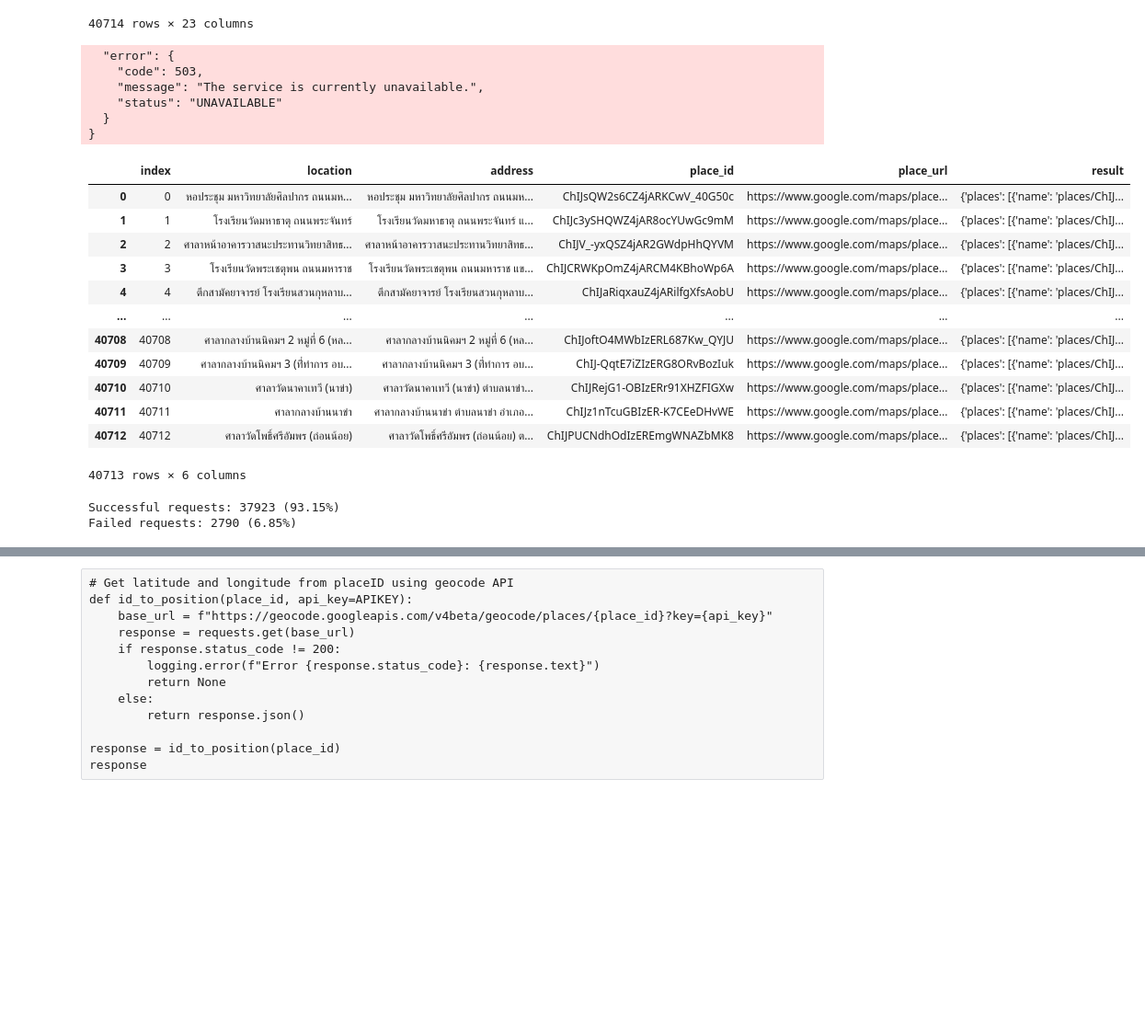
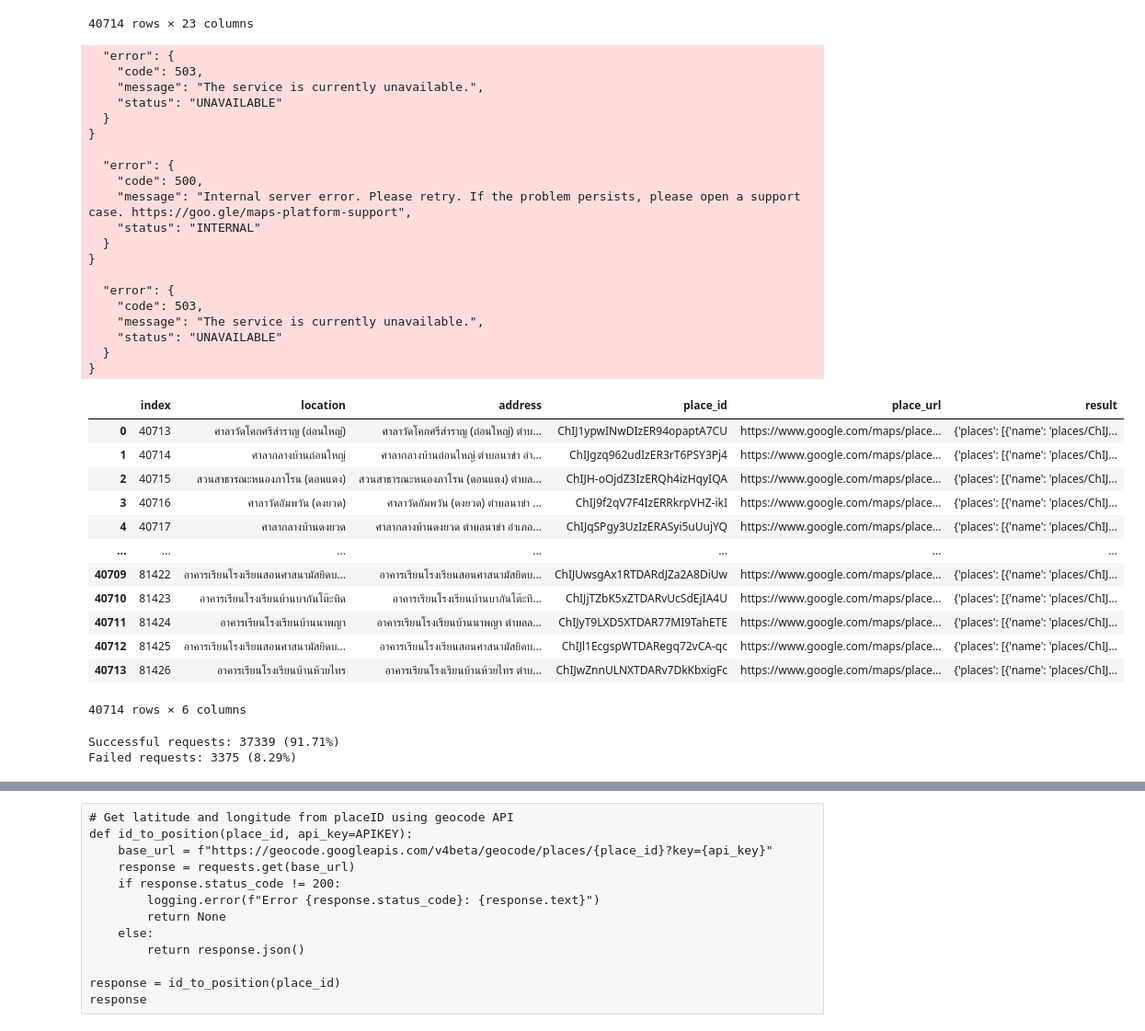
Before and after one commit to thawirasm-j/election-station-66, a Jupyter notebook: geocode_tryout.ipynb, the cells around one changed output, grey strips where cells are left out. Shown at 92% size. Cells and saved outputs as stored; diff of their text form; code cells hidden in the pictures; blank space fills up the shorter version.

```diff
--- a/geocode_tryout.ipynb
+++ b/geocode_tryout.ipynb
@@ -219,8 +215,8 @@ display(testchunk, chunkn1, chunkn2)
 40714 rows × 23 columns
 # %%
 # Run through all rows in chunk
-chunk = chunkn1
-chunk_name = "chunk_1"
+chunk = chunkn2
+chunk_name = "chunk_2"
 placeid_results = []
 rate_limit_per_minute = 600  # Adjust as needed
 from tqdm import tqdm
@@ -235,47 +231,59 @@ for index, row in tqdm(chunk.iterrows(), total=chunk.shape[0]):
             'index': index,
             'location': row['location'],
             'address': address,
             'place_id': place_id,
             'place_url': f"https://www.google.com/maps/place/?q=place_id:{place_id}" if place_id else None,
             'result': result
         })
     except Exception as e:
         # logging.error(f"Error processing row {index} with address '{address}': {e}")
         placeid_results.append({
             'index': index,
             'location': row['location'],
             'address': address,
             'place_id': None,
             'place_url': None,
             'result': str(e)
         })
     # Sleep to respect rate limit
     # time.sleep(60.0 / rate_limit_per_minute)  # Adjust sleep time as needed to respect API rate limits
 
 df_placeid = pd.DataFrame(placeid_results)
 display(df_placeid)
-# Save to CSV
-df_placeid.to_csv(f'station66_placeid_{chunk_name}.csv', index=False)
 # %% [output]
   "error": {
     "code": 503,
     "message": "The service is currently unavailable.",
     "status": "UNAVAILABLE"
   }
 }
+
+  "error": {
+    "code": 500,
+    "message": "Internal server error. Please retry. If the problem persists, please open a support case. https://goo.gle/maps-platform-support",
+    "status": "INTERNAL"
+  }
+}
+
+  "error": {
+    "code": 503,
+    "message": "The service is currently unavailable.",
+    "status": "UNAVAILABLE"
+  }
+}
 |  | index | location | address | place_id | place_url | result |
-| 0 | 0 | หอประชุม มหาวิทยาลัยศิลปากร ถนนมห... | หอประชุม มหาวิทยาลัยศิลปากร ถนนมห... | ChIJsQW2s6CZ4jARKCwV_40G50c | https://www.google.com/maps/place... | {'places': [{'name': 'places/ChIJ... |
-| 1 | 1 | โรงเรียนวัดมหาธาตุ ถนนพระจันทร์ | โรงเรียนวัดมหาธาตุ ถนนพระจันทร์ แ... | ChIJc3ySHQWZ4jAR8ocYUwGc9mM | https://www.google.com/maps/place... | {'places': [{'name': 'places/ChIJ... |
-| 2 | 2 | ศาลาหน้าอาคารวาสนะประทานวิทยาสิทธ... | ศาลาหน้าอาคารวาสนะประทานวิทยาสิทธ... | ChIJV_-yxQSZ4jAR2GWdpHhQYVM | https://www.google.com/maps/place... | {'places': [{'name': 'places/ChIJ... |
-| 3 | 3 | โรงเรียนวัดพระเชตุพน ถนนมหาราช | โรงเรียนวัดพระเชตุพน ถนนมหาราช แข... | ChIJCRWKpOmZ4jARCM4KBhoWp6A | https://www.google.com/maps/place... | {'places': [{'name': 'places/ChIJ... |
-| 4 | 4 | ตึกสามัคยาจารย์ โรงเรียนสวนกุหลาบ... | ตึกสามัคยาจารย์ โรงเรียนสวนกุหลาบ... | ChIJaRiqxauZ4jARilfgXfsAobU | https://www.google.com/maps/place... | {'places': [{'name': 'places/ChIJ... |
+| 0 | 40713 | ศาลาวัดโคกศรีสำราญ (ถ่อนใหญ่) | ศาลาวัดโคกศรีสำราญ (ถ่อนใหญ่) ตำบ... | ChIJ1ypwINwDIzER94opaptA7CU | https://www.google.com/maps/place... | {'places': [{'name': 'places/ChIJ... |
+| 1 | 40714 | ศาลากลางบ้านถ่อนใหญ่ | ศาลากลางบ้านถ่อนใหญ่ ตำบลนาข่า อำ... | ChIJgzq962udIzER3rT6PSY3Pj4 | https://www.google.com/maps/place... | {'places': [{'name': 'places/ChIJ... |
+| 2 | 40715 | สวนสาธารณะหนองภาโรน (ดอนแตง) | สวนสาธารณะหนองภาโรน (ดอนแตง) ตำบล... | ChIJH-oOjdZ3IzERQh4izHqyIQA | https://www.google.com/maps/place... | {'places': [{'name': 'places/ChIJ... |
+| 3 | 40716 | ศาลาวัดอัมพวัน (ดงยวด) | ศาลาวัดอัมพวัน (ดงยวด) ตำบลนาข่า ... | ChIJ9f2qV7F4IzERRkrpVHZ-ikI | https://www.google.com/maps/place... | {'places': [{'name': 'places/ChIJ... |
+| 4 | 40717 | ศาลากลางบ้านดงยวด | ศาลากลางบ้านดงยวด ตำบลนาข่า อำเภอ... | ChIJqSPgy3UzIzERASyi5uUujYQ | https://www.google.com/maps/place... | {'places': [{'name': 'places/ChIJ... |
 | ... | ... | ... | ... | ... | ... | ... |
-| 40708 | 40708 | ศาลากลางบ้านนิคมฯ 2 หมู่ที่ 6 (หล... | ศาลากลางบ้านนิคมฯ 2 หมู่ที่ 6 (หล... | ChIJoftO4MWbIzERL687Kw_QYJU | https://www.google.com/maps/place... | {'places': [{'name': 'places/ChIJ... |
-| 40709 | 40709 | ศาลากลางบ้านนิคมฯ 3 (ที่่ทำการ อบ... | ศาลากลางบ้านนิคมฯ 3 (ที่่ทำการ อบ... | ChIJ-QqtE7iZIzERG8ORvBozIuk | https://www.google.com/maps/place... | {'places': [{'name': 'places/ChIJ... |
-| 40710 | 40710 | ศาลาวัดนาคาเทวี (นาข่า) | ศาลาวัดนาคาเทวี (นาข่า) ตำบลนาข่า... | ChIJRejG1-OBIzERr91XHZFIGXw | https://www.google.com/maps/place... | {'places': [{'name': 'places/ChIJ... |
-| 40711 | 40711 | ศาลากลางบ้านนาข่า | ศาลากลางบ้านนาข่า ตำบลนาข่า อำเภอ... | ChIJz1nTcuGBIzER-K7CEeDHvWE | https://www.google.com/maps/place... | {'places': [{'name': 'places/ChIJ... |
-| 40712 | 40712 | ศาลาวัดโพธิ์ศรีอัมพร (ถ่อนน้อย) | ศาลาวัดโพธิ์ศรีอัมพร (ถ่อนน้อย) ต... | ChIJPUCNdhOdIzEREmgWNAZbMK8 | https://www.google.com/maps/place... | {'places': [{'name': 'places/ChIJ... |
+| 40709 | 81422 | อาคารเรียนโรงเรียนสอนศาสนามัสยิดบ... | อาคารเรียนโรงเรียนสอนศาสนามัสยิดบ... | ChIJUwsgAx1RTDARdJZa2A8DiUw | https://www.google.com/maps/place... | {'places': [{'name': 'places/ChIJ... |
+| 40710 | 81423 | อาคารเรียนโรงเรียนบ้านบากันโต๊ะทิด | อาคารเรียนโรงเรียนบ้านบากันโต๊ะทิ... | ChIJjTZbK5xZTDARvUcSdEjIA4U | https://www.google.com/maps/place... | {'places': [{'name': 'places/ChIJ... |
+| 40711 | 81424 | อาคารเรียนโรงเรียนบ้านนาพญา | อาคารเรียนโรงเรียนบ้านนาพญา ตำบลล... | ChIJyT9LXD5XTDAR77MI9TahETE | https://www.google.com/maps/place... | {'places': [{'name': 'places/ChIJ... |
+| 40712 | 81425 | อาคารเรียนโรงเรียนสอนศาสนามัสยิดบ... | อาคารเรียนโรงเรียนสอนศาสนามัสยิดบ... | ChIJl1EcgspWTDARegq72vCA-qc | https://www.google.com/maps/place... | {'places': [{'name': 'places/ChIJ... |
+| 40713 | 81426 | อาคารเรียนโรงเรียนบ้านห้วยไทร | อาคารเรียนโรงเรียนบ้านห้วยไทร ตำบ... | ChIJwZnnULNXTDARv7DkKbxigFc | https://www.google.com/maps/place... | {'places': [{'name': 'places/ChIJ... |
-40713 rows × 6 columns
+40714 rows × 6 columns
 # %%
 # Count successful and failed requests
 success_count = df_placeid['place_id'].notna().sum()
@@ -284,5 +292,5 @@ all_count = len(df_placeid)
 print(f"Successful requests: {success_count} ({success_count/all_count:.2%})")
 print(f"Failed requests: {failure_count} ({failure_count/all_count:.2%})")
 # %% [output]
-Successful requests: 37923 (93.15%)
-Failed requests: 2790 (6.85%)
+Successful requests: 37339 (91.71%)
+Failed requests: 3375 (8.29%)
```
Also changed, not shown: parts of 12 cells of this notebook.
